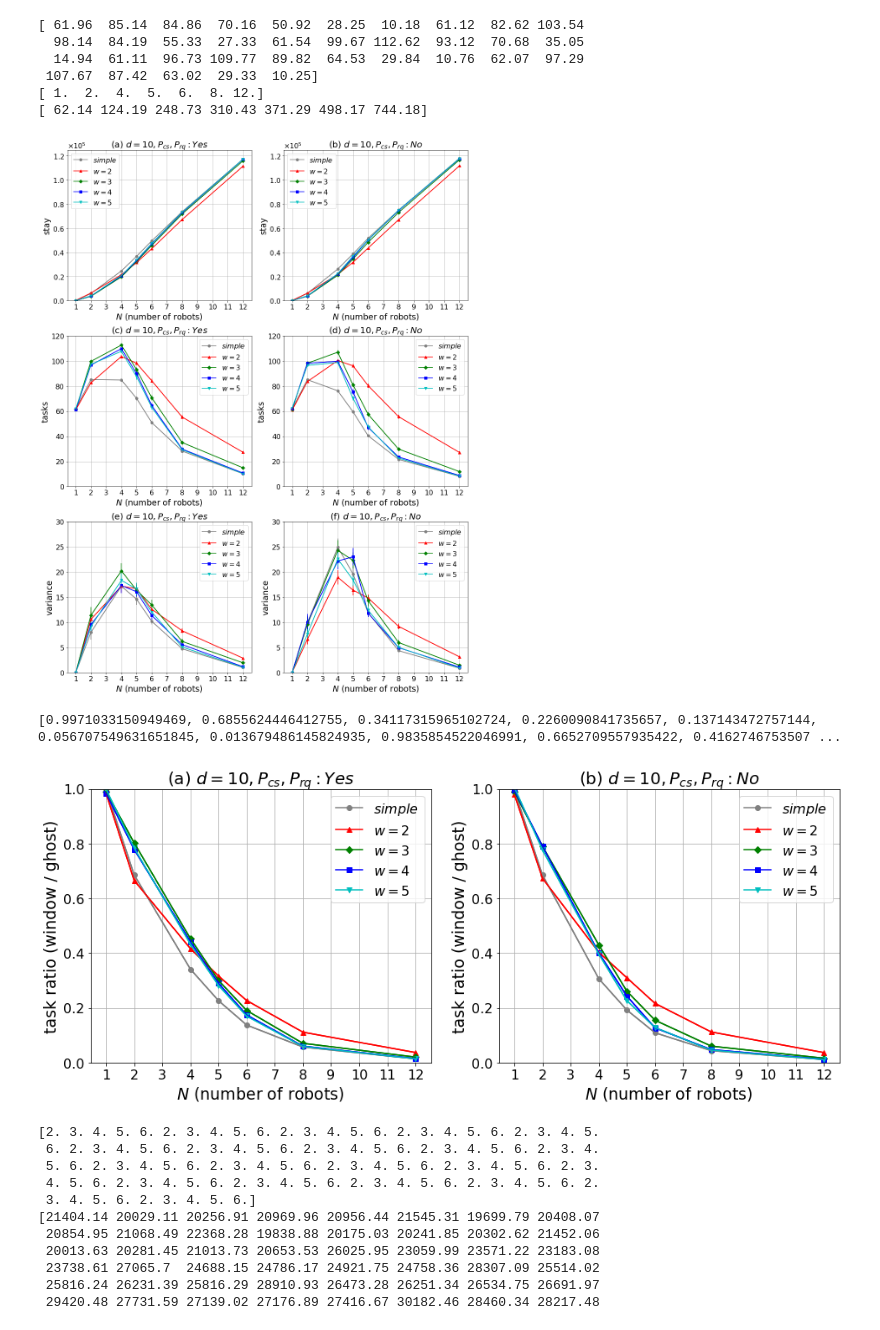
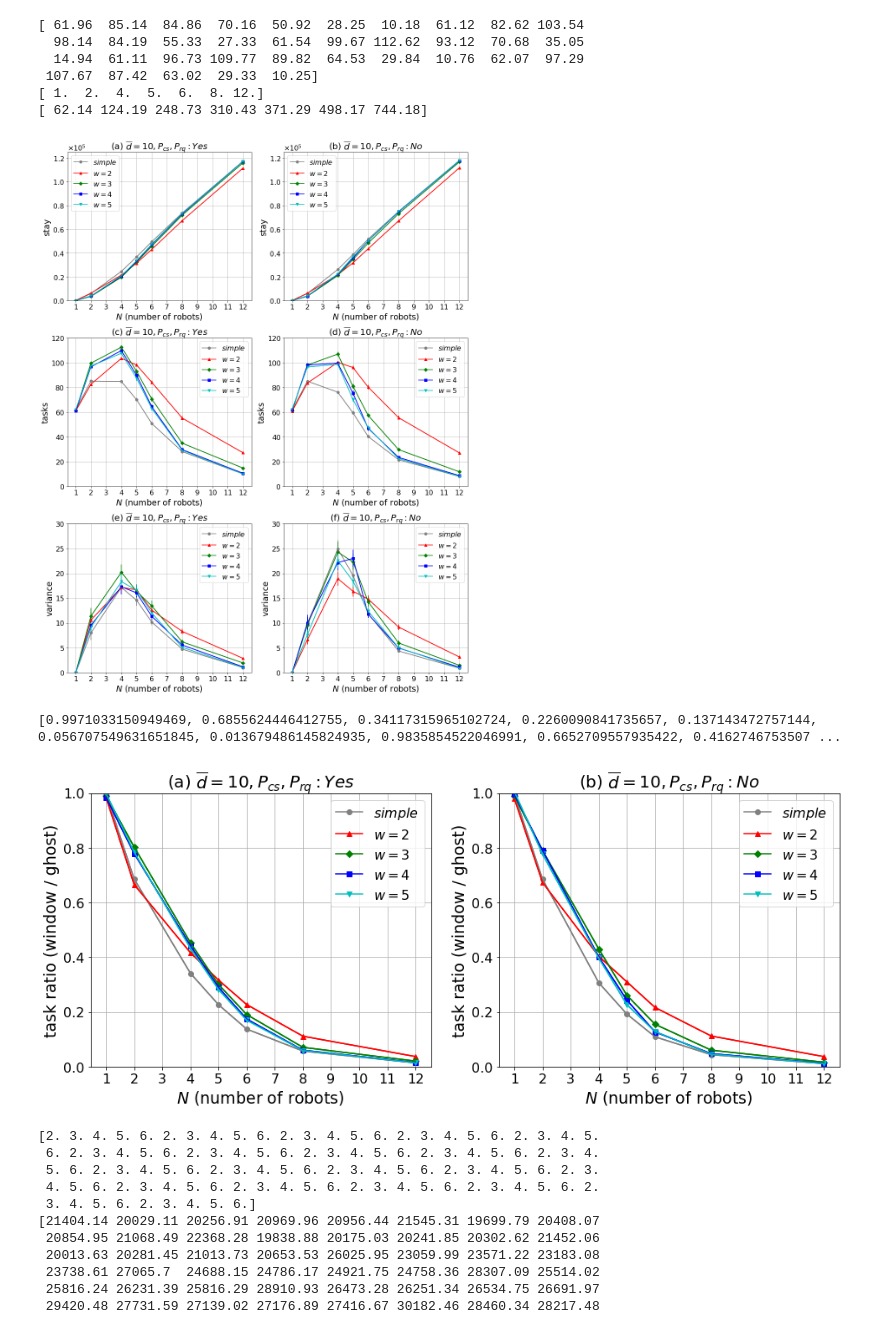
Before and after one commit to shoooooman/pad-data, a Jupyter notebook: data_plot.ipynb, the cells around one changed output. Cells and saved outputs as stored; diff of their text form; code cells hidden in the pictures.

Commit message:
change d to overlined d

```diff
--- a/data_plot.ipynb
+++ b/data_plot.ipynb
@@ -54,41 +54,41 @@ def data_plot(xdata, ydata, errdata, title, ylabel, xlabel='$N$ (number of robot
 fig = plt.figure(figsize=(14, 18))
 
 ax1 = fig.add_subplot(3, 2, 1)
-data_plot(num_nodes, ave_sum_stay_t, se_sum_stay_t, '(a) $d=10, P_{cs}, P_{rq}: Yes$', 'stay')
+data_plot(num_nodes, ave_sum_stay_t, se_sum_stay_t, '(a) $\overline{d}=10, P_{cs}, P_{rq}: Yes$', 'stay')
 ax1.yaxis.set_major_formatter(ptick.ScalarFormatter(useMathText=True))
 ax1.yaxis.offsetText.set_fontsize(16)
 ax1.ticklabel_format(style='sci',axis='y',scilimits=(0,0))
 plt.ylim([0, 125000])
 
 ax2 = fig.add_subplot(3, 2, 2)
-data_plot(num_nodes, ave_sum_stay_f, se_sum_stay_f, '(b) $d=10, P_{cs}, P_{rq}: No$',  'stay')
+data_plot(num_nodes, ave_sum_stay_f, se_sum_stay_f, '(b) $\overline{d}=10, P_{cs}, P_{rq}: No$',  'stay')
 ax2.yaxis.set_major_formatter(ptick.ScalarFormatter(useMathText=True))
 ax2.yaxis.offsetText.set_fontsize(16)
 ax2.ticklabel_format(style='sci',axis='y',scilimits=(0,0))
 plt.ylim([0, 125000])
 
 plt.subplot(3, 2, 3)
-data_plot(num_nodes, ave_sum_task_t, se_sum_task_t, '(c) $d=10, P_{cs}, P_{rq}: Yes$', 'tasks')
+data_plot(num_nodes, ave_sum_task_t, se_sum_task_t, '(c) $\overline{d}=10, P_{cs}, P_{rq}: Yes$', 'tasks')
 plt.yticks(np.arange(0, 121, 20))
 
 plt.subplot(3, 2, 4)
-data_plot(num_nodes, ave_sum_task_f, se_sum_task_f, '(d) $d=10, P_{cs}, P_{rq}: No$',  'tasks')
+data_plot(num_nodes, ave_sum_task_f, se_sum_task_f, '(d) $\overline{d}=10, P_{cs}, P_{rq}: No$',  'tasks')
 plt.yticks(np.arange(0, 121, 20))
 
 plt.subplot(3, 2, 5)
-data_plot(num_nodes, ave_var_task_t, se_var_task_t, '(e) $d=10, P_{cs}, P_{rq}: Yes$',  'variance')
+data_plot(num_nodes, ave_var_task_t, se_var_task_t, '(e) $\overline{d}=10, P_{cs}, P_{rq}: Yes$',  'variance')
 plt.ylim([0, 30])
 plt.yticks(np.arange(0, 31, 5))
 
 plt.subplot(3, 2, 6)
-data_plot(num_nodes, ave_var_task_f, se_var_task_f, '(f) $d=10, P_{cs}, P_{rq}: No$',  'variance')
+data_plot(num_nodes, ave_var_task_f, se_var_task_f, '(f) $\overline{d}=10, P_{cs}, P_{rq}: No$',  'variance')
 plt.ylim([0, 30])
 plt.yticks(np.arange(0, 31, 5))
 
 plt.tight_layout()
 plt.savefig('./fig/graphs-wn.png')
 # %% [output]
-[figure, old version]
+[figure, new version]
 # %%
 ratio_t = []
 ratio_f= []
@@ -104,17 +104,17 @@ plt.figure(figsize=(16, 6))
 print(ratio_t)
 dummy_se = np.zeros(35)
 plt.subplot(1, 2, 1)
-data_plot(num_nodes, ratio_t, dummy_se, '(a) $d=10, P_{cs}, P_{rq}: Yes$', 'task ratio (window / ghost)')
+data_plot(num_nodes, ratio_t, dummy_se, '(a) $\overline{d}=10, P_{cs}, P_{rq}: Yes$', 'task ratio (window / ghost)')
 plt.ylim([0., 1.])
 plt.yticks(np.arange(0, 1.1, 0.2))
 plt.subplot(1, 2, 2)
-data_plot(num_nodes, ratio_f, dummy_se, '(b) $d=10, P_{cs}, P_{rq}: No$', 'task ratio (window / ghost)')
+data_plot(num_nodes, ratio_f, dummy_se, '(b) $\overline{d}=10, P_{cs}, P_{rq}: No$', 'task ratio (window / ghost)')
 plt.ylim([0., 1.])
 plt.yticks(np.arange(0, 1.1, 0.2))
 plt.savefig('./fig/graphs-ghost.png', bbox_inches='tight', pad_inches=0)
 # %% [output]
 [0.9971033150949469, 0.6855624446412755, 0.34117315965102724, 0.2260090841735657, 0.137143472757144, 0.056707549631651845, 0.013679486145824935, 0.9835854522046991, 0.6652709557935422, 0.4162746753507 ...
-[figure, old version]
+[figure, new version]
 # %%
 WINDOW_SIZES = ['2', '3', '4', '5', '6'] # redefined
 NUM_WINDOW_SIZE = 5 # redefined
```
Also changed, not shown: 2 other files.
